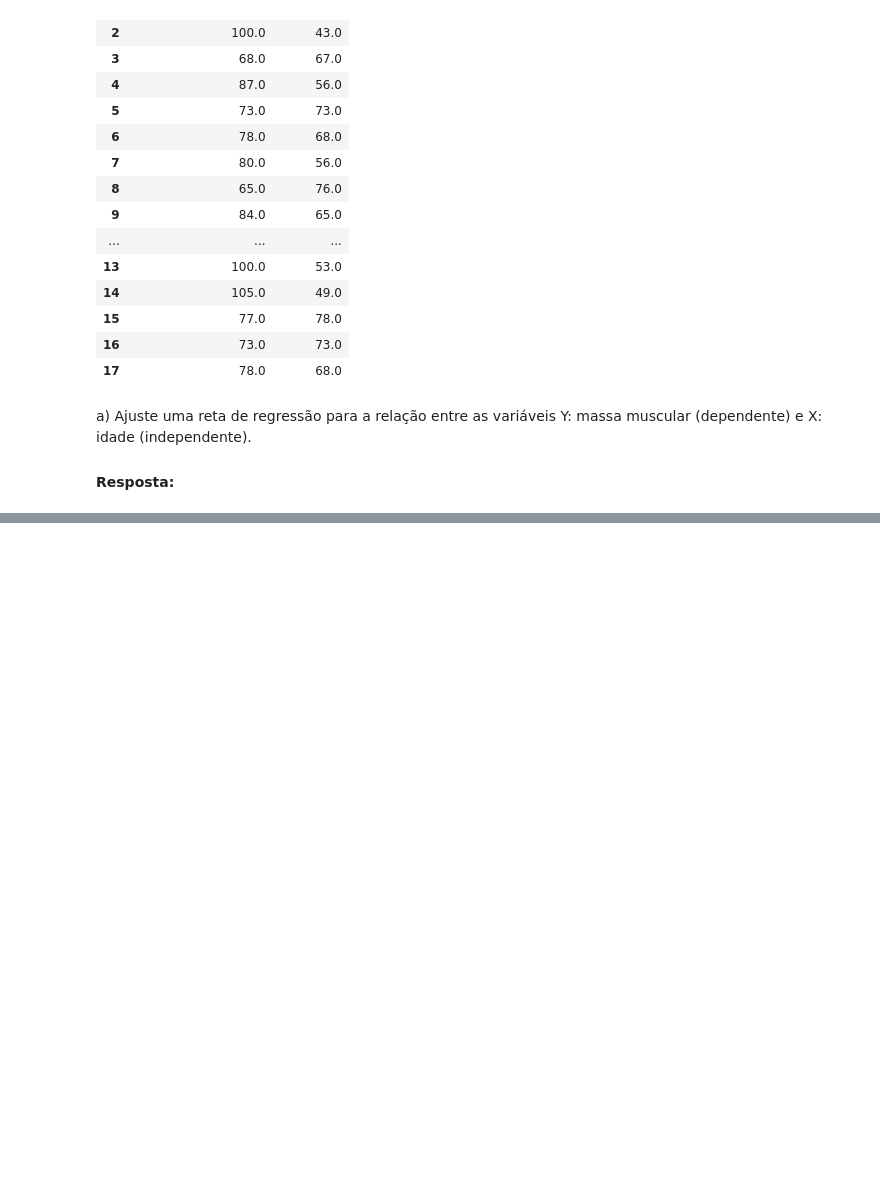
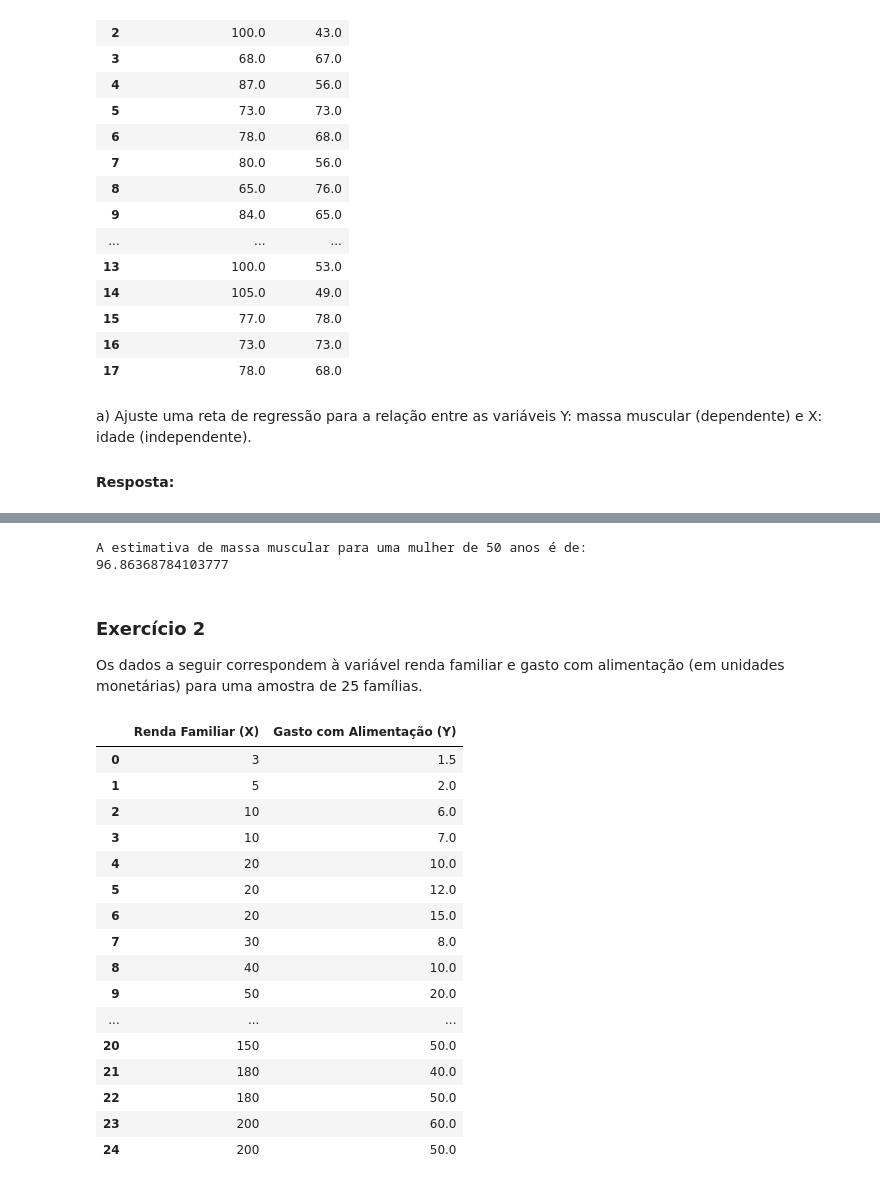
Before and after one commit to lucioew28/avaliacao_c2_a2_adac, a Jupyter notebook: regressao_linear.ipynb, the cells around one changed output, grey strips where cells are left out. Saved outputs shown, nothing was run; the diff lists cells and outputs as text; code cells hidden in the pictures; blank space fills up the shorter version.

```diff
--- a/regressao_linear.ipynb
+++ b/regressao_linear.ipynb
@@ -60,0 +79,40 @@ Coeficiente Linear: 148.1969525378359
+# %%
+def estimate(valur: int, coef_angular:bool, coef_linear:bool) -> bool:
+    return (coef_angular * valur) + coef_linear
+
+idade = 50
+print("A estimativa de massa muscular para uma mulher de 50 anos é de:")
+print(estimate(idade, coeficiente_angular, coeficiente_linear))
+# %% [output]
+A estimativa de massa muscular para uma mulher de 50 anos é de:
+96.86368784103777
+# %% [markdown]
+<h3>Exercício 2</h3>
+<p>Os dados a seguir correspondem à variável renda familiar e gasto com alimentação (em
+unidades monetárias) para uma amostra de 25 famílias.</p>
+# %%
+exe2_data = {
+    'Renda Familiar (X)': [3, 5, 10, 10, 20, 20, 20, 30, 40, 50, 60, 70, 70, 80, 100, 100, 100, 120, 120, 140, 150, 180, 180, 200, 200],
+    'Gasto com Alimentação (Y)': [1.5, 2.0, 6.0, 7.0, 10.0, 12.0, 15.0, 8.0, 10.0, 20.0, 20.0, 25.0, 30.0, 25.0, 40.0, 35.0, 40.0, 30.0, 40.0, 40.0, 50.0, 40.0, 50.0, 60.0, 50.0]
+}
+
+df_exe2 = pd.DataFrame(exe2_data)
+df_exe2
+# %% [output]
+|  | Renda Familiar (X) | Gasto com Alimentação (Y) |
+| 0 | 3 | 1.5 |
+| 1 | 5 | 2.0 |
+| 2 | 10 | 6.0 |
+| 3 | 10 | 7.0 |
+| 4 | 20 | 10.0 |
+| 5 | 20 | 12.0 |
+| 6 | 20 | 15.0 |
+| 7 | 30 | 8.0 |
+| 8 | 40 | 10.0 |
+| 9 | 50 | 20.0 |
+| ... | ... | ... |
+| 20 | 150 | 50.0 |
+| 21 | 180 | 40.0 |
+| 22 | 180 | 50.0 |
+| 23 | 200 | 60.0 |
+| 24 | 200 | 50.0 |
```
Also changed, not shown: parts of 20 cells of this notebook.
